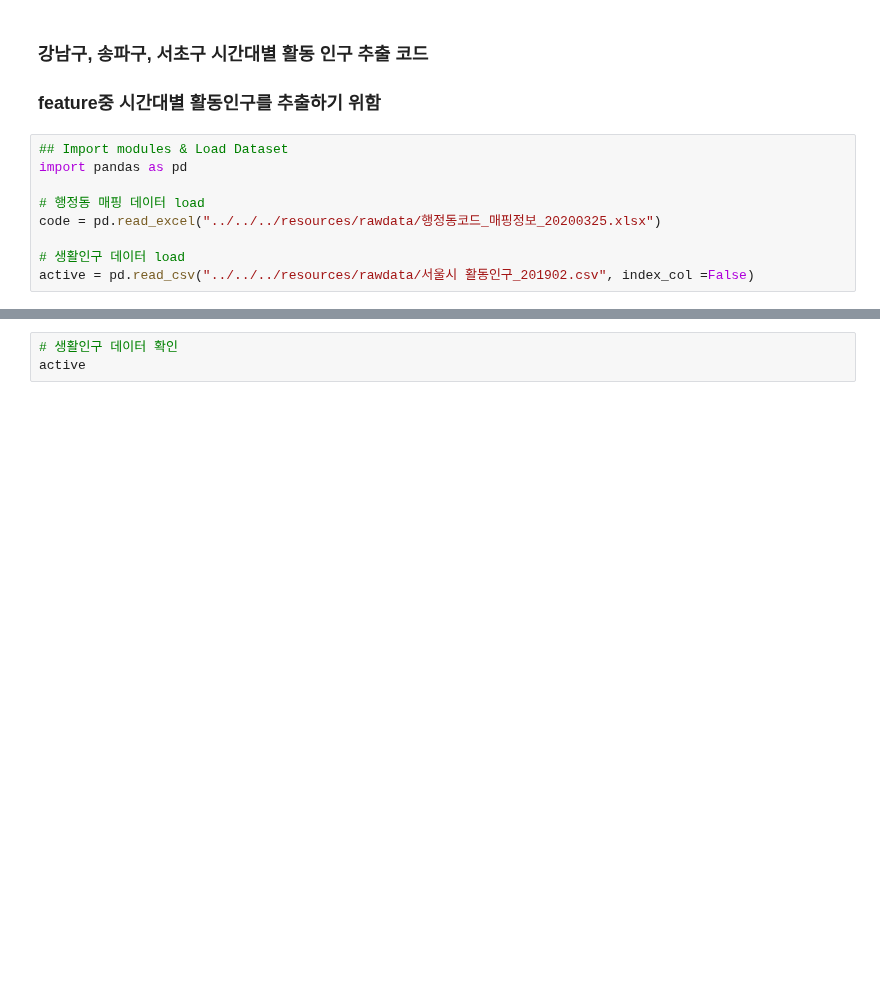
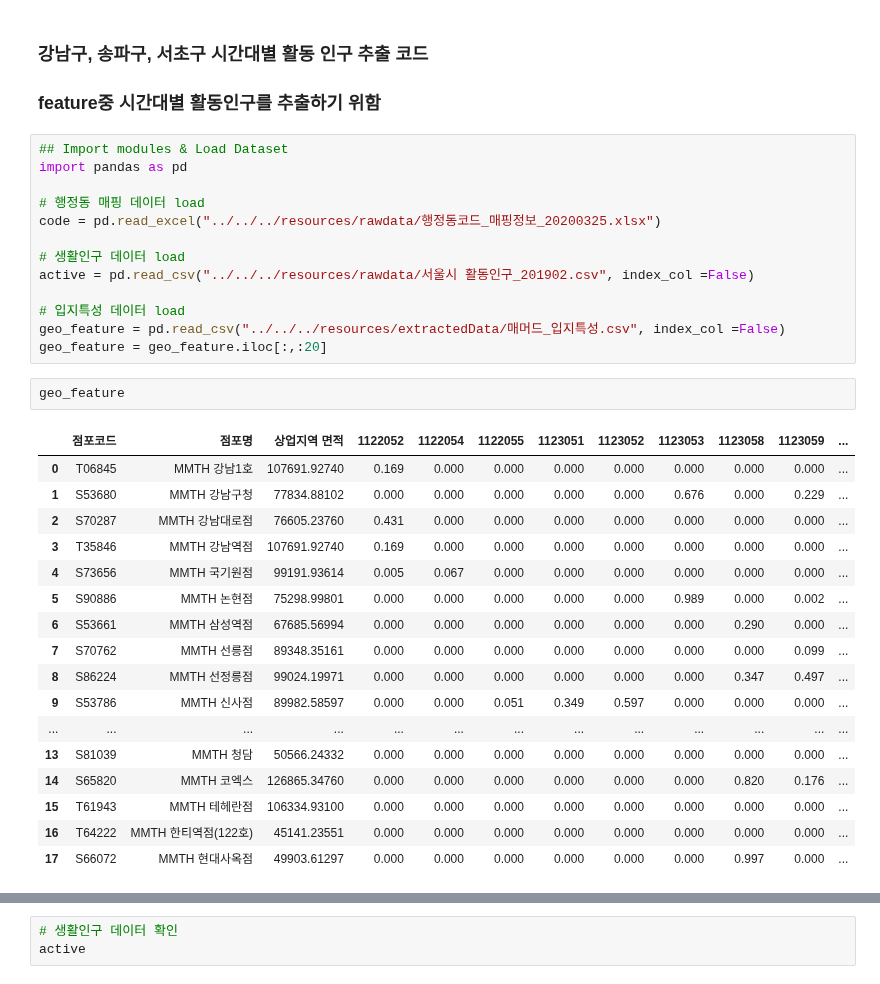
Before and after one commit to POSdata-Sales-Prediction/Store-operation-consulting, a Jupyter notebook: Data Preprocessing/sub2/gangnam_hourly_activePeople.ipynb, the cells around one changed output, grey strips where cells are left out. Drawn from its saved outputs; the diff is of its cells as text; blank space fills up the shorter version.

```diff
--- a/Data Preprocessing/sub2/gangnam_hourly_activePeople.ipynb
+++ b/Data Preprocessing/sub2/gangnam_hourly_activePeople.ipynb
@@ -10,6 +10,30 @@ code = pd.read_excel("../../../resources/rawdata/행정동코드_매핑정보_20
 
 # 생활인구 데이터 load
 active = pd.read_csv("../../../resources/rawdata/서울시 활동인구_201902.csv", index_col =False)
+
+# 입지특성 데이터 load
+geo_feature = pd.read_csv("../../../resources/extractedData/매머드_입지특성.csv", index_col =False)
+geo_feature = geo_feature.iloc[:,:20]
+# %%
+geo_feature
+# %% [output]
+|  | 점포코드 | 점포명 | 상업지역 면적 | 1122052 | 1122054 | 1122055 | 1123051 | 1123052 | 1123053 | 1123058 | 1123059 | ... |
+| 0 | T06845 | MMTH 강남1호 | 107691.92740 | 0.169 | 0.000 | 0.000 | 0.000 | 0.000 | 0.000 | 0.000 | 0.000 | ... |
+| 1 | S53680 | MMTH 강남구청 | 77834.88102 | 0.000 | 0.000 | 0.000 | 0.000 | 0.000 | 0.676 | 0.000 | 0.229 | ... |
+| 2 | S70287 | MMTH 강남대로점 | 76605.23760 | 0.431 | 0.000 | 0.000 | 0.000 | 0.000 | 0.000 | 0.000 | 0.000 | ... |
+| 3 | T35846 | MMTH 강남역점 | 107691.92740 | 0.169 | 0.000 | 0.000 | 0.000 | 0.000 | 0.000 | 0.000 | 0.000 | ... |
+| 4 | S73656 | MMTH 국기원점 | 99191.93614 | 0.005 | 0.067 | 0.000 | 0.000 | 0.000 | 0.000 | 0.000 | 0.000 | ... |
+| 5 | S90886 | MMTH 논현점 | 75298.99801 | 0.000 | 0.000 | 0.000 | 0.000 | 0.000 | 0.989 | 0.000 | 0.002 | ... |
+| 6 | S53661 | MMTH 삼성역점 | 67685.56994 | 0.000 | 0.000 | 0.000 | 0.000 | 0.000 | 0.000 | 0.290 | 0.000 | ... |
+| 7 | S70762 | MMTH 선릉점 | 89348.35161 | 0.000 | 0.000 | 0.000 | 0.000 | 0.000 | 0.000 | 0.000 | 0.099 | ... |
+| 8 | S86224 | MMTH 선정릉점 | 99024.19971 | 0.000 | 0.000 | 0.000 | 0.000 | 0.000 | 0.000 | 0.347 | 0.497 | ... |
+| 9 | S53786 | MMTH 신사점 | 89982.58597 | 0.000 | 0.000 | 0.051 | 0.349 | 0.597 | 0.000 | 0.000 | 0.000 | ... |
+| ... | ... | ... | ... | ... | ... | ... | ... | ... | ... | ... | ... | ... |
+| 13 | S81039 | MMTH 청담 | 50566.24332 | 0.000 | 0.000 | 0.000 | 0.000 | 0.000 | 0.000 | 0.000 | 0.000 | ... |
+| 14 | S65820 | MMTH 코엑스 | 126865.34760 | 0.000 | 0.000 | 0.000 | 0.000 | 0.000 | 0.000 | 0.820 | 0.176 | ... |
+| 15 | T61943 | MMTH 테헤란점 | 106334.93100 | 0.000 | 0.000 | 0.000 | 0.000 | 0.000 | 0.000 | 0.000 | 0.000 | ... |
+| 16 | T64222 | MMTH 한티역점(122호) | 45141.23551 | 0.000 | 0.000 | 0.000 | 0.000 | 0.000 | 0.000 | 0.000 | 0.000 | ... |
+| 17 | S66072 | MMTH 현대사옥점 | 49903.61297 | 0.000 | 0.000 | 0.000 | 0.000 | 0.000 | 0.000 | 0.997 | 0.000 | ... |
 # %%
 # 행정동 매핑 데이터 확인 후 column 영문으로 수정
 code
```
Also changed, not shown: parts of 6 cells of this notebook, 1 other file.
